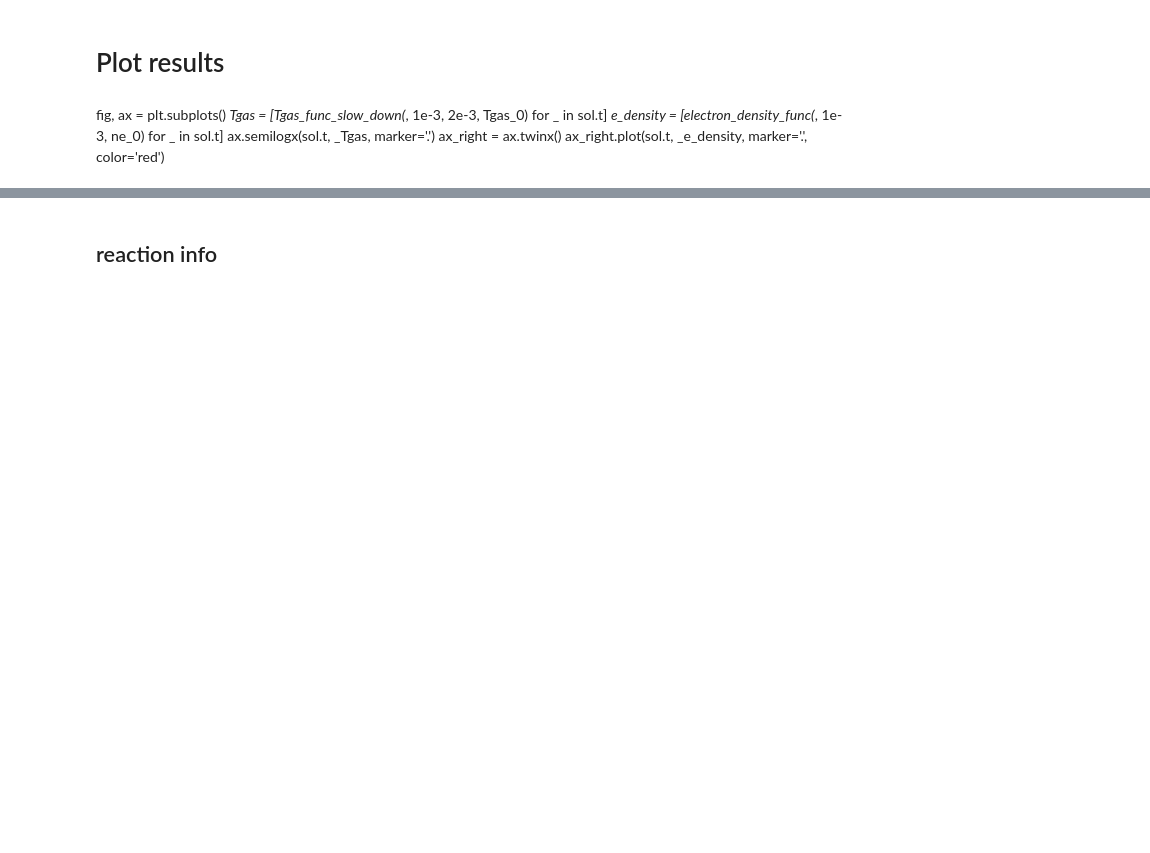
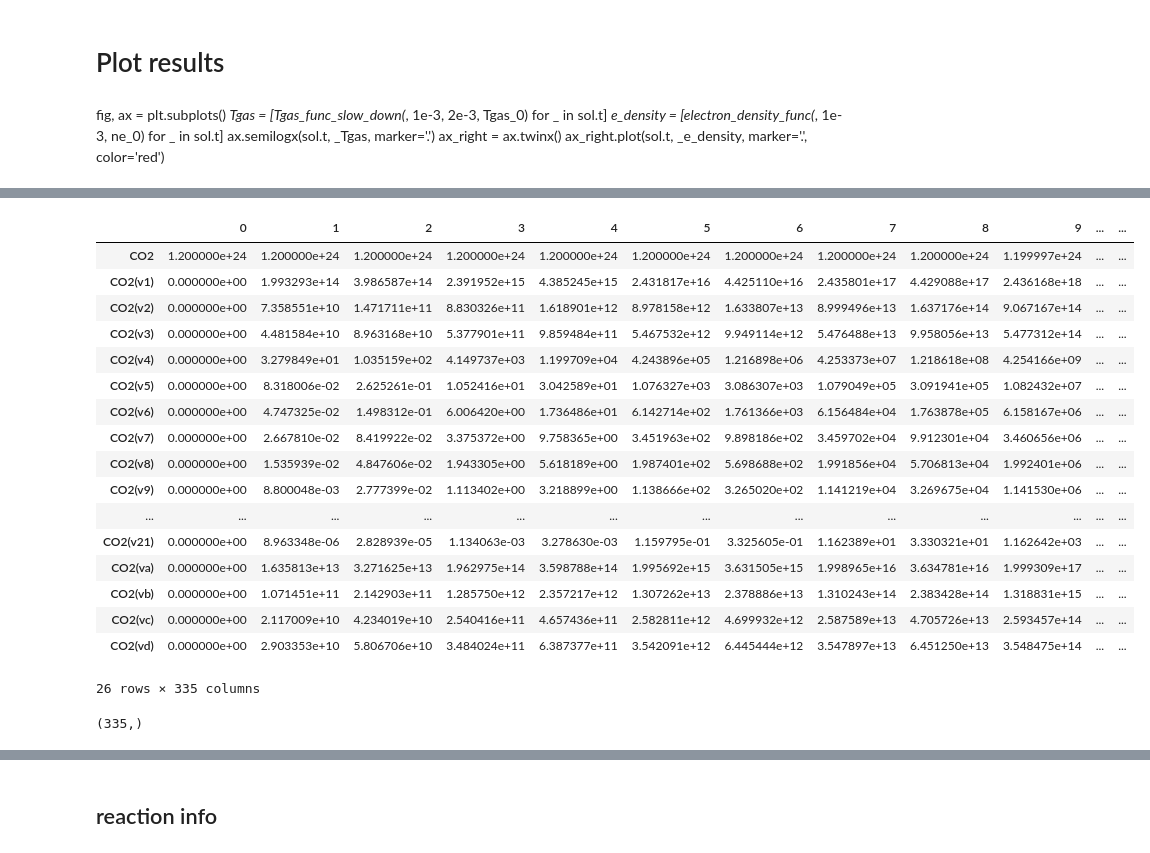
Before and after one commit to LiuPhyMan/PlasmaChemistry, a Jupyter notebook: _notebook/未命名1.ipynb, the cells around one changed output, grey strips where cells are left out. Saved outputs shown, nothing was run; the diff lists cells and outputs as text; code cells hidden in the pictures; blank space fills up the shorter version.

```diff
--- a/_notebook/未命名1.ipynb
+++ b/_notebook/未命名1.ipynb
@@ -553,0 +615,27 @@ fig.legend(loc='upper right', fontsize='small')
+# %%
+density_result_df.loc[_CO2_group_all,:]
+# %% [output]
+|  | 0 | 1 | 2 | 3 | 4 | 5 | 6 | 7 | 8 | 9 | ... | ... |
+| CO2 | 1.200000e+24 | 1.200000e+24 | 1.200000e+24 | 1.200000e+24 | 1.200000e+24 | 1.200000e+24 | 1.200000e+24 | 1.200000e+24 | 1.200000e+24 | 1.199997e+24 | ... | ... |
+| CO2(v1) | 0.000000e+00 | 1.993293e+14 | 3.986587e+14 | 2.391952e+15 | 4.385245e+15 | 2.431817e+16 | 4.425110e+16 | 2.435801e+17 | 4.429088e+17 | 2.436168e+18 | ... | ... |
+| CO2(v2) | 0.000000e+00 | 7.358551e+10 | 1.471711e+11 | 8.830326e+11 | 1.618901e+12 | 8.978158e+12 | 1.633807e+13 | 8.999496e+13 | 1.637176e+14 | 9.067167e+14 | ... | ... |
+| CO2(v3) | 0.000000e+00 | 4.481584e+10 | 8.963168e+10 | 5.377901e+11 | 9.859484e+11 | 5.467532e+12 | 9.949114e+12 | 5.476488e+13 | 9.958056e+13 | 5.477312e+14 | ... | ... |
+| CO2(v4) | 0.000000e+00 | 3.279849e+01 | 1.035159e+02 | 4.149737e+03 | 1.199709e+04 | 4.243896e+05 | 1.216898e+06 | 4.253373e+07 | 1.218618e+08 | 4.254166e+09 | ... | ... |
+| CO2(v5) | 0.000000e+00 | 8.318006e-02 | 2.625261e-01 | 1.052416e+01 | 3.042589e+01 | 1.076327e+03 | 3.086307e+03 | 1.079049e+05 | 3.091941e+05 | 1.082432e+07 | ... | ... |
+| CO2(v6) | 0.000000e+00 | 4.747325e-02 | 1.498312e-01 | 6.006420e+00 | 1.736486e+01 | 6.142714e+02 | 1.761366e+03 | 6.156484e+04 | 1.763878e+05 | 6.158167e+06 | ... | ... |
+| CO2(v7) | 0.000000e+00 | 2.667810e-02 | 8.419922e-02 | 3.375372e+00 | 9.758365e+00 | 3.451963e+02 | 9.898186e+02 | 3.459702e+04 | 9.912301e+04 | 3.460656e+06 | ... | ... |
+| CO2(v8) | 0.000000e+00 | 1.535939e-02 | 4.847606e-02 | 1.943305e+00 | 5.618189e+00 | 1.987401e+02 | 5.698688e+02 | 1.991856e+04 | 5.706813e+04 | 1.992401e+06 | ... | ... |
+| CO2(v9) | 0.000000e+00 | 8.800048e-03 | 2.777399e-02 | 1.113402e+00 | 3.218899e+00 | 1.138666e+02 | 3.265020e+02 | 1.141219e+04 | 3.269675e+04 | 1.141530e+06 | ... | ... |
+| ... | ... | ... | ... | ... | ... | ... | ... | ... | ... | ... | ... | ... |
+| CO2(v21) | 0.000000e+00 | 8.963348e-06 | 2.828939e-05 | 1.134063e-03 | 3.278630e-03 | 1.159795e-01 | 3.325605e-01 | 1.162389e+01 | 3.330321e+01 | 1.162642e+03 | ... | ... |
+| CO2(va) | 0.000000e+00 | 1.635813e+13 | 3.271625e+13 | 1.962975e+14 | 3.598788e+14 | 1.995692e+15 | 3.631505e+15 | 1.998965e+16 | 3.634781e+16 | 1.999309e+17 | ... | ... |
+| CO2(vb) | 0.000000e+00 | 1.071451e+11 | 2.142903e+11 | 1.285750e+12 | 2.357217e+12 | 1.307262e+13 | 2.378886e+13 | 1.310243e+14 | 2.383428e+14 | 1.318831e+15 | ... | ... |
+| CO2(vc) | 0.000000e+00 | 2.117009e+10 | 4.234019e+10 | 2.540416e+11 | 4.657436e+11 | 2.582811e+12 | 4.699932e+12 | 2.587589e+13 | 4.705726e+13 | 2.593457e+14 | ... | ... |
+| CO2(vd) | 0.000000e+00 | 2.903353e+10 | 5.806706e+10 | 3.484024e+11 | 6.387377e+11 | 3.542091e+12 | 6.445444e+12 | 3.547897e+13 | 6.451250e+13 | 3.548475e+14 | ... | ... |
+26 rows × 335 columns
+# %%
+CO2_normal_vdf = (density_result_df.loc[_CO2_group_all,:].values/density_result_df.loc['CO2',:].values).transpose()
+CO2_normal_vdf.shape
+sol.t.transpose().shape
+# %% [output]
+(335,)
```
Also changed, not shown: parts of 37 cells of this notebook, 8 other files.
